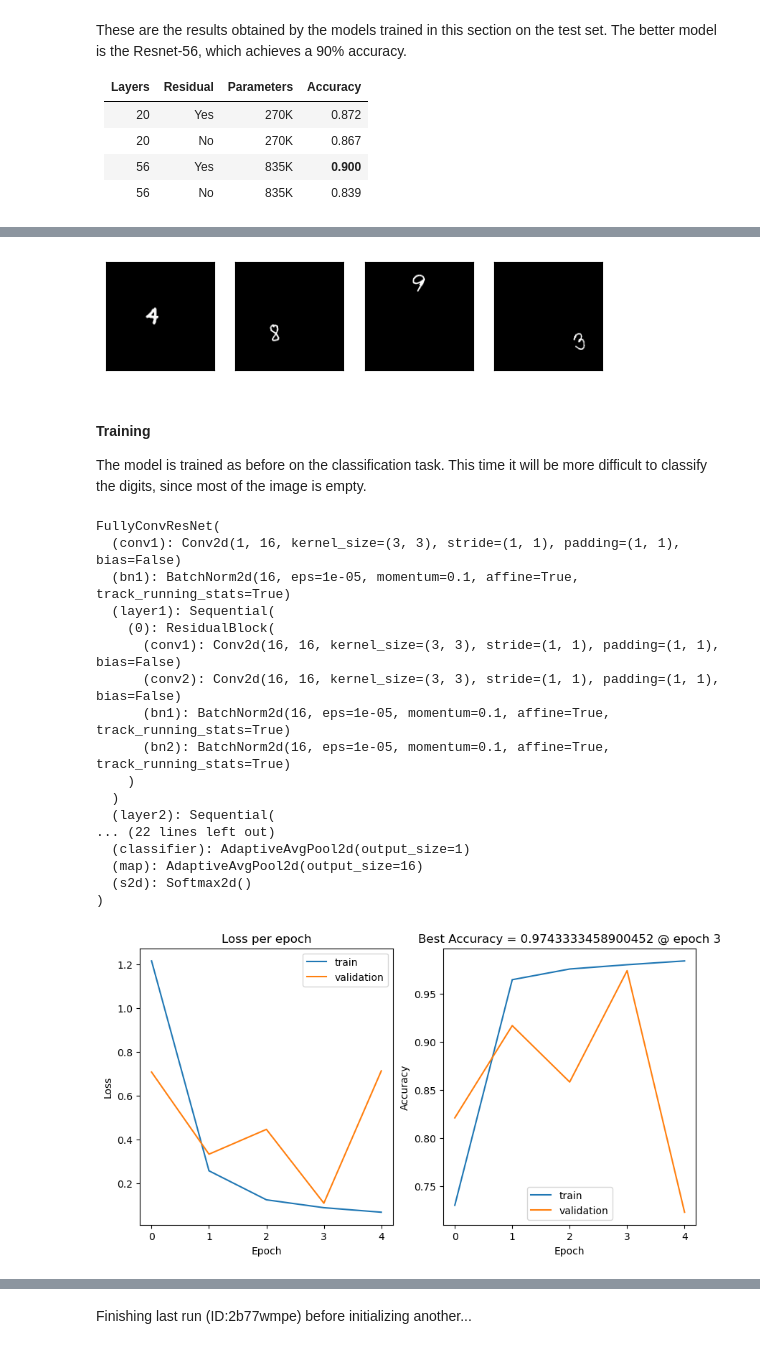
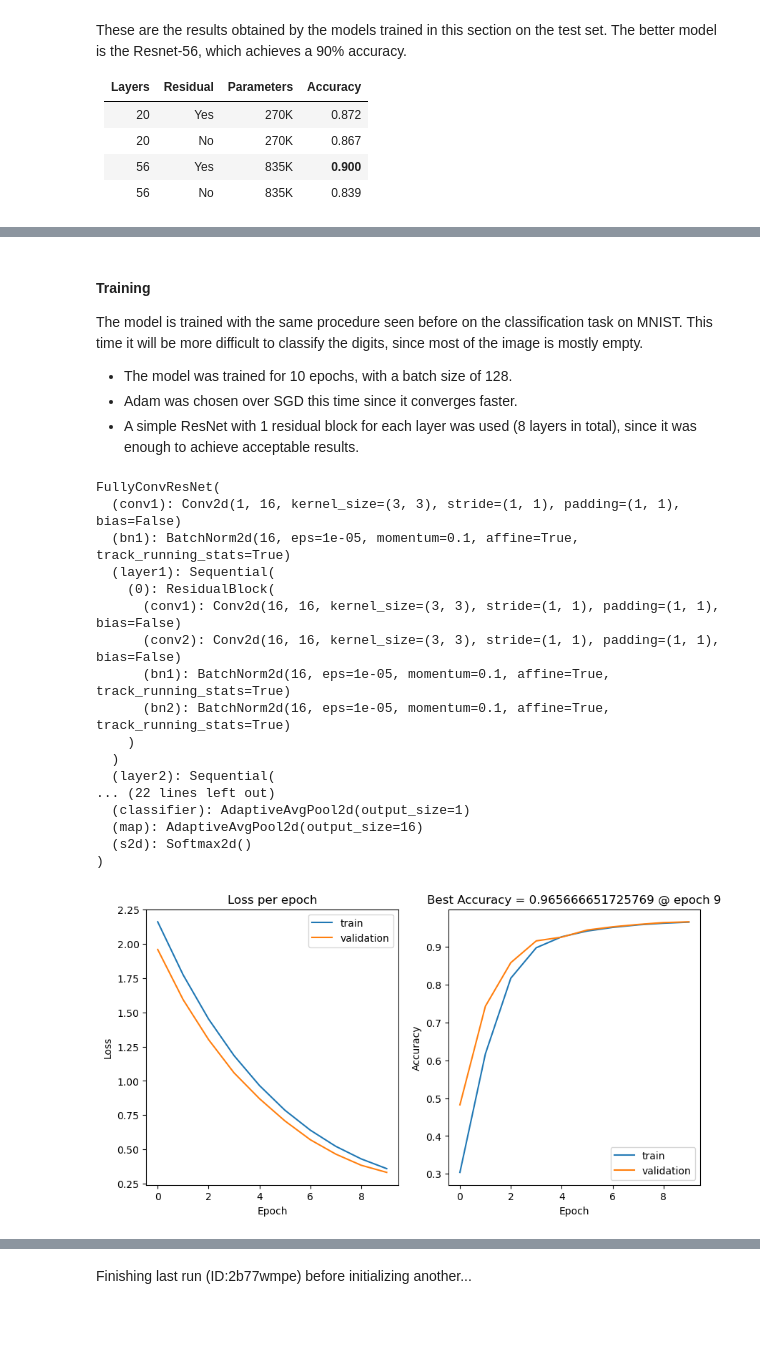
Before and after one commit to ciodar/deep-labs, a Jupyter notebook: lab1/Lab1-CNNs.ipynb, the cells around one changed output, grey strips where cells are left out. Saved outputs shown, nothing was run; the diff lists cells and outputs as text; code cells hidden in the pictures; blank space fills up the shorter version.

Commit message:
Added notebook descriptions, README

```diff
--- a/lab1/Lab1-CNNs.ipynb
+++ b/lab1/Lab1-CNNs.ipynb
@@ -17,9 +20,11 @@ Before doing so, I will detail the training pipeline I defined, which is used in
 # Start with some standard imports.
 from os import chdir
 from random import randrange
+import matplotlib
 import matplotlib.pyplot as plt
 import numpy as np
 import wandb
+import PIL.Image as Image
 
 import torch
 import torch.nn as nn
@@ -30,6 +35,7 @@ import torchvision.transforms as transforms
 from pathlib import Path
 from torch.utils.data import DataLoader
 from torch.utils.data import Subset
+import torchvision.transforms
 from torchvision.transforms import InterpolationMode
 import torchvision.transforms.functional as TF
 from torchvision.utils import draw_bounding_boxes
@@ -40,7 +46,7 @@ from models.resnet import ResNetForClassification,ResNet
 
 
 # some utility functions
-# sets current directory a the notebook's parent
+# sets current directory as the notebook's parent
 def make_paths_relative_to_root():
     """Always use the same, absolute (relative to root) paths
     which makes moving the notebooks around easier.
@@ -61,7 +67,7 @@ def show(imgs):
 
 #Global setting
 BATCH_SIZE = 128
-DEVICE = 'cuda:0'
+DEVICE = 'cuda:0' if torch.cuda.is_available() else 'cpu'
 # %% [markdown]
 #### Data preparation
 I define a custom class `SubsetDataset`, which wraps a `Subset` into a `Dataset` object. This will be useful when we'll want to use a different transformation from training and validation on CIFAR-10.
@@ -411,27 +388,0 @@ Since the network performs downsampling of the input image, this map is smaller
-# %%
-class FullyConvResNet(ResNet):
-    def __init__(self, num_classes: int = 10, mapping_size = 16, *args, **kwargs):
-        super().__init__(*args, **kwargs)
-        self.project = nn.Conv2d(self.num_channels,num_classes,1)
-        self.classifier = nn.AdaptiveAvgPool2d(1)
-        # Someway limits
-        self.map = nn.AdaptiveAvgPool2d(mapping_size)
-        self.s2d = nn.Softmax2d()
-
-    def forward(self, x):
-        out = super().forward(x)
-        # print(out.shape) # 128,64,4,4
-        out = self.project(out)
-        # print(out.shape) # 128,10,4,4
-        logits = self.classifier(out)
-        # print(out.shape) # 128,10,1,1
-        return logits.squeeze()
-
-    def localize(self, x):
-        out = super().forward(x)
-        out = self.project(out)
-        # compute classification
-        logits = self.classifier(out)
-        # compute activation map
-        mapping = self.map(out)
-        return logits, self.s2d(mapping)
@@ -452,32 +463,13 @@ def embed_image(img):
-# %%
-# Load MNIST train dataset
-dataset = datasets.MNIST(root='/data',train=True,download=True)
-# Define transformations
-transform = transforms.Compose([
-    transforms.ToTensor(),
-    embed_image
-])
-# Split train into train and validation. We use 10% of the training data as validation
-val_size = int(0.1*len(dataset))
-I = np.random.permutation(len(dataset))
-
-mnist_train = SubsetDataset(Subset(dataset, I[val_size:]),transform)
-mnist_val = SubsetDataset(Subset(dataset, I[:val_size]),transform)
-
-train_data_loader = DataLoader(mnist_train,batch_size=BATCH_SIZE,shuffle=True)
-valid_data_loader = DataLoader(mnist_val,batch_size=BATCH_SIZE)
-
-dataiter = iter(train_data_loader)
-images,labels = next(dataiter)
-images, labels = images[0:4], labels[0:4]
-
-show(images)
-# %% [output]
-[figure, removed]
 # %% [markdown]
 #### Training
-The model is trained as before on the classification task. This time it will be more difficult to classify the digits, since most of the image is empty.
+The model is trained with the same procedure seen before on the classification task on MNIST.
+This time it will be more difficult to classify the digits, since most of the image is mostly empty.
+- The model was trained for 10 epochs, with a batch size of 128.
+- Adam was chosen over SGD this time since it converges faster.
+- A simple ResNet with 1 residual block for each layer was used (8 layers in total), since it was enough to achieve acceptable results.
 # %%
+from models.resnet import FullyConvResNet
+
 wandb.login()
 
 wandb_config = {
@@ -489,7 +481,7 @@ wandb_config = {
 
 # Training hyperparameters.
 optimizer_hparams={
-    "lr":1e-3
+    "lr":1e-4
     #"weight_decay": 1e-4,
 }
 
@@ -505,7 +497,7 @@ arch_hparams={
 
 config = {
     "optimizer": "Adam",
-    "epochs":5,
+    "epochs":10,
     **optimizer_hparams,
     **arch_hparams
 }
@@ -517,32 +509,32 @@ config = wandb.config
 # Initialize model
 model = FullyConvResNet(**arch_hparams).to(DEVICE)
 print(model)
 
 # Get optimizer from torch.optim
 opt = getattr(torch.optim,config.optimizer)(params=model.parameters(), **optimizer_hparams)
 
 # Begin training
 trainer = Trainer(opt,writer,epochs=config.epochs,device=DEVICE,checkpoints=True, **wandb_config)
 train_log, val_log = trainer.train(model,train_data_loader,valid_data_loader)
 # plot train logs
 plot_curves(train_log,val_log)
 # %% [output]
 FullyConvResNet(
   (conv1): Conv2d(1, 16, kernel_size=(3, 3), stride=(1, 1), padding=(1, 1), bias=False)
   (bn1): BatchNorm2d(16, eps=1e-05, momentum=0.1, affine=True, track_running_stats=True)
   (layer1): Sequential(
     (0): ResidualBlock(
       (conv1): Conv2d(16, 16, kernel_size=(3, 3), stride=(1, 1), padding=(1, 1), bias=False)
       (conv2): Conv2d(16, 16, kernel_size=(3, 3), stride=(1, 1), padding=(1, 1), bias=False)
       (bn1): BatchNorm2d(16, eps=1e-05, momentum=0.1, affine=True, track_running_stats=True)
       (bn2): BatchNorm2d(16, eps=1e-05, momentum=0.1, affine=True, track_running_stats=True)
     )
   )
   (layer2): Sequential(
 ... (22 lines left out)
   (classifier): AdaptiveAvgPool2d(output_size=1)
   (map): AdaptiveAvgPool2d(output_size=16)
   (s2d): Softmax2d()
 )
-[figure, old version]
+[figure, new version]
 # %% [markdown]
```
Also changed, not shown: parts of 30 cells of this notebook, 13 other files.
